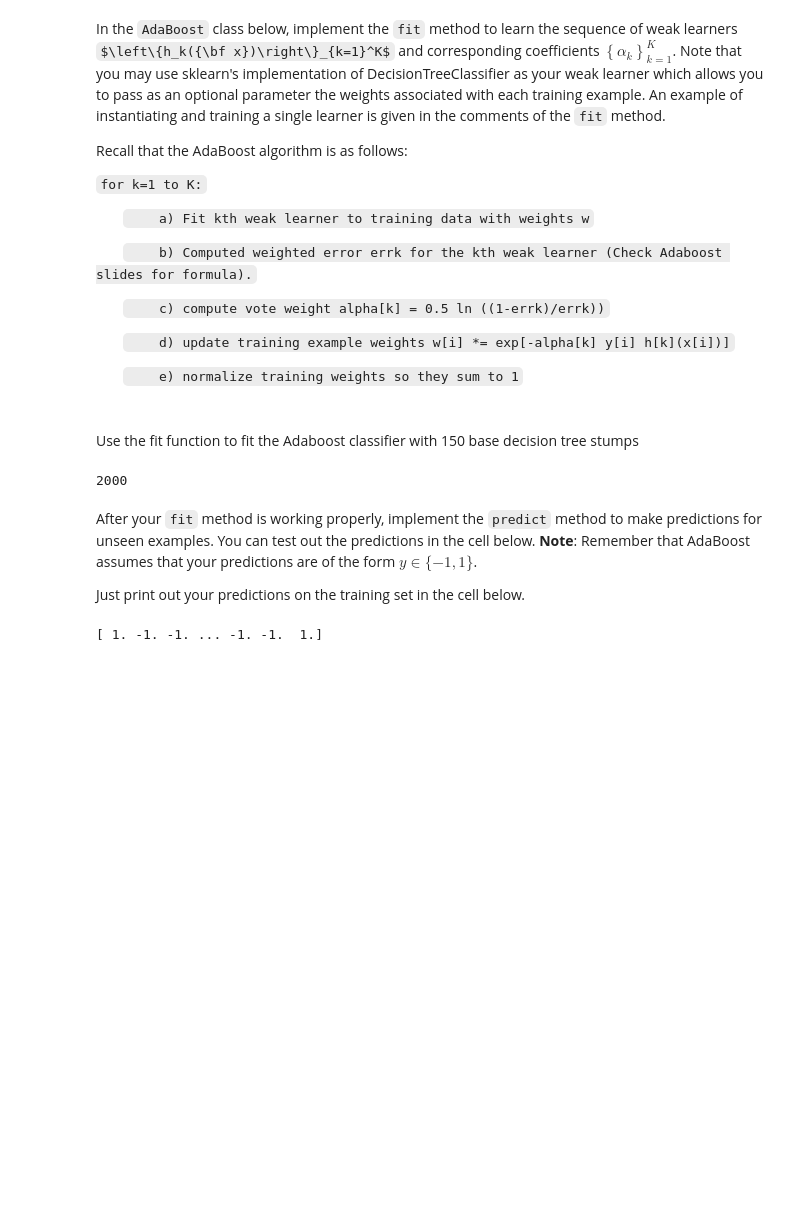
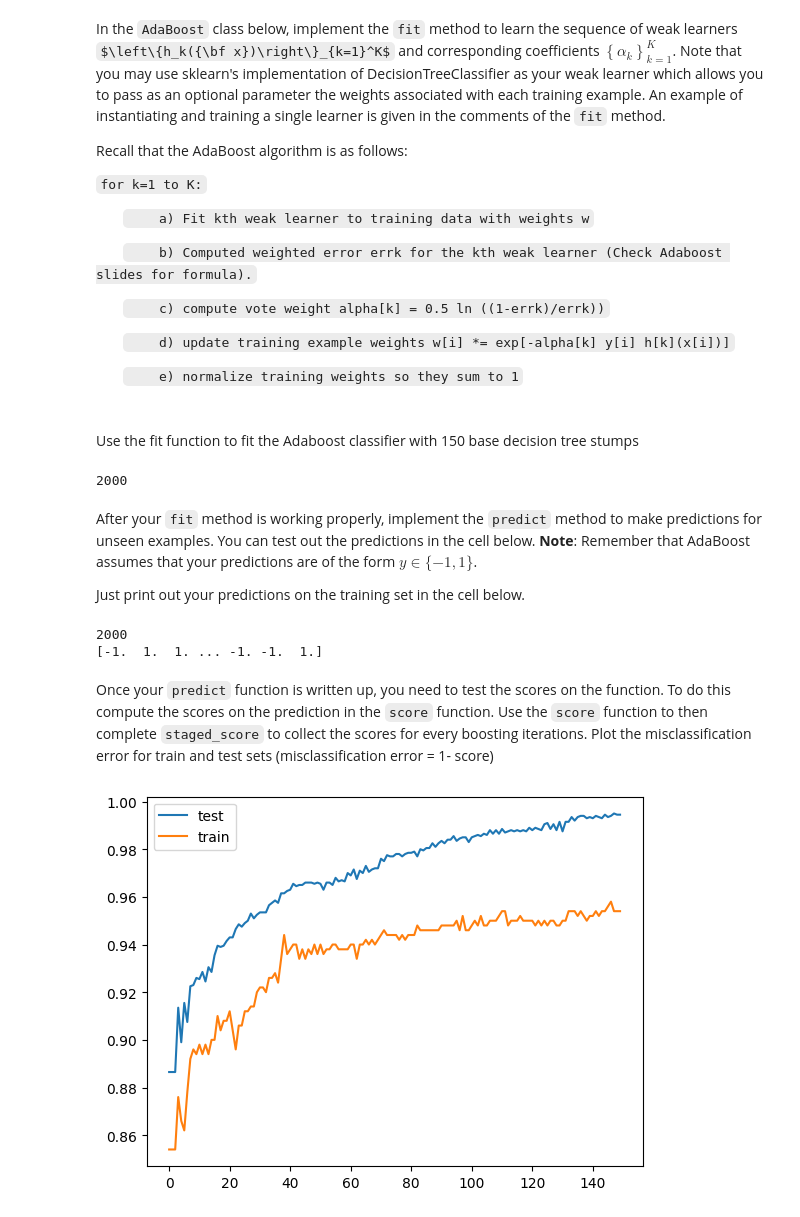
Before and after one commit to yasuomaidana/introduction-to-machine-learning, a Jupyter notebook: Introduction to Supervised Learning/Ensembles/Ensembles.ipynb, the cells around one changed output. Saved outputs shown, nothing was run; the diff lists cells and outputs as text; code cells hidden in the pictures; some formulas as TeX source; blank space fills up the shorter version.

Commit message:
COUR-901: Plotting staged scores

```diff
--- a/Introduction to Supervised Learning/Ensembles/Ensembles.ipynb
+++ b/Introduction to Supervised Learning/Ensembles/Ensembles.ipynb
@@ -213,6 +213,10 @@ class AdaBoost:
         """
 
         # your code here
+        yh = self.predict(X)
+        true_predicted = [1 if yp == yr else 0 for yp, yr in zip(yh,y)]
+        return sum(true_predicted)/len(y)
+
 
 
     def staged_score(self, X, y):
@@ -231,9 +235,13 @@ class AdaBoost:
 
         scores = []
 
-
+        n = len(y)
+        yhat = np.zeros(X.shape[0])
         # your code here
-
+        for alpha, hypothesis in zip(self.alpha, self.learners):
+            yhat += alpha*hypothesis.predict(X)
+            true_predicted = [1 if yp == yr else 0 for yp, yr in zip(np.sign(yhat),y)]
+            scores.append(sum(true_predicted)/n)
 
         return np.array(scores)
 # %%
@@ -270,6 +278,21 @@ After your `fit` method is working properly, implement the `predict` method to m
 Just print out your predictions on the training set in the cell below.
 # %%
 train_predict = clf.predict(data.x_train)
+print(len(data.y_train))
 print(train_predict)
 # %% [output]
-[ 1. -1. -1. ... -1. -1.  1.]
+2000
+[-1.  1.  1. ... -1. -1.  1.]
+# %% [markdown]
+Once your `predict` function is written up, you need to test the scores on the function. To do this compute the scores on the prediction in the `score` function. Use the `score` function to then complete `staged_score` to collect the scores for every boosting iterations. Plot the misclassification error for train and test sets (misclassification error = 1- score)
+# %%
+import os
+if not os.path.exists("staged_scores.png"):
+    train_staged_scores = clf.staged_score(data.x_train,data.y_train)
+    test_staged_scores = clf.staged_score(data.x_test,data.y_test)
+    plt.plot(train_staged_scores)
+    plt.plot(test_staged_scores)
+    plt.legend(["test","train"])
+    plt.savefig("staged_scores.png")
+# %% [output]
+[figure, added]
```
Also changed, not shown: parts of 1 cell of this notebook.
